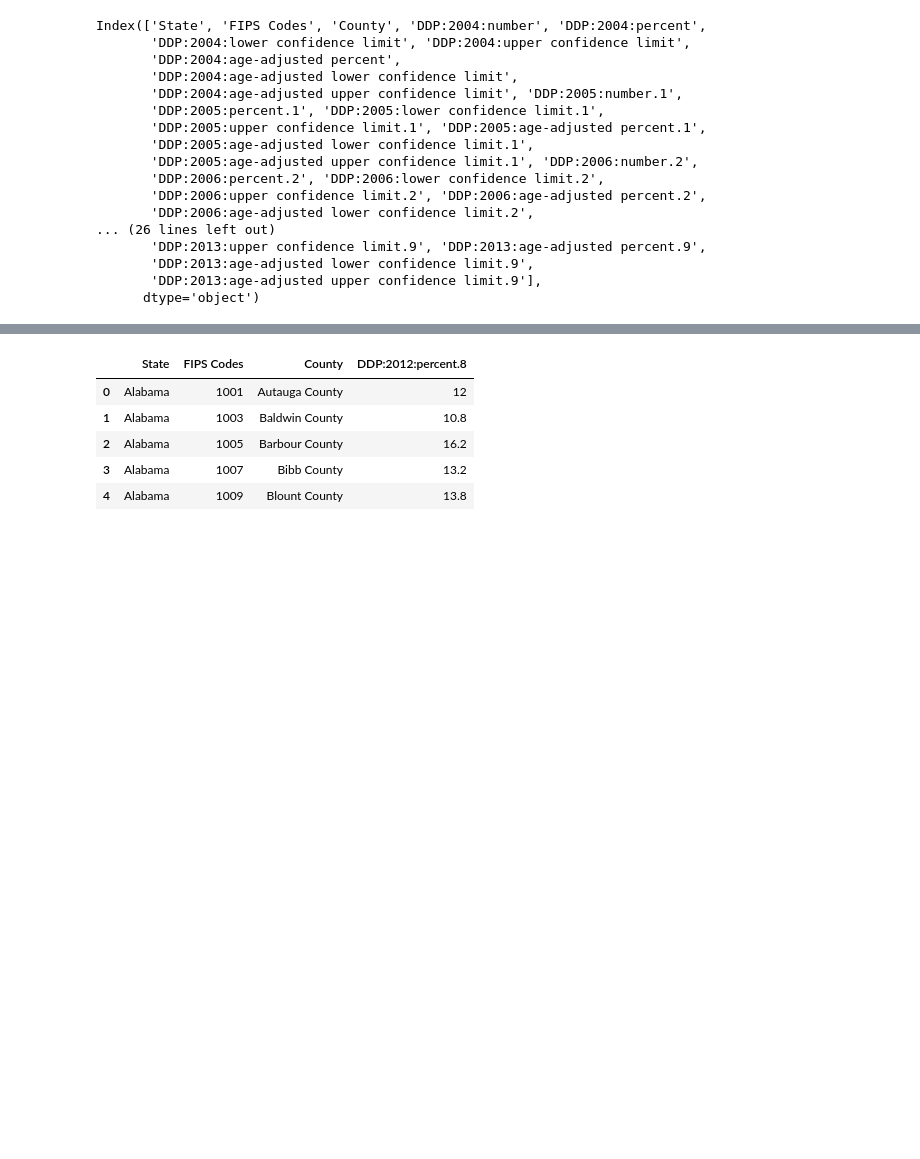
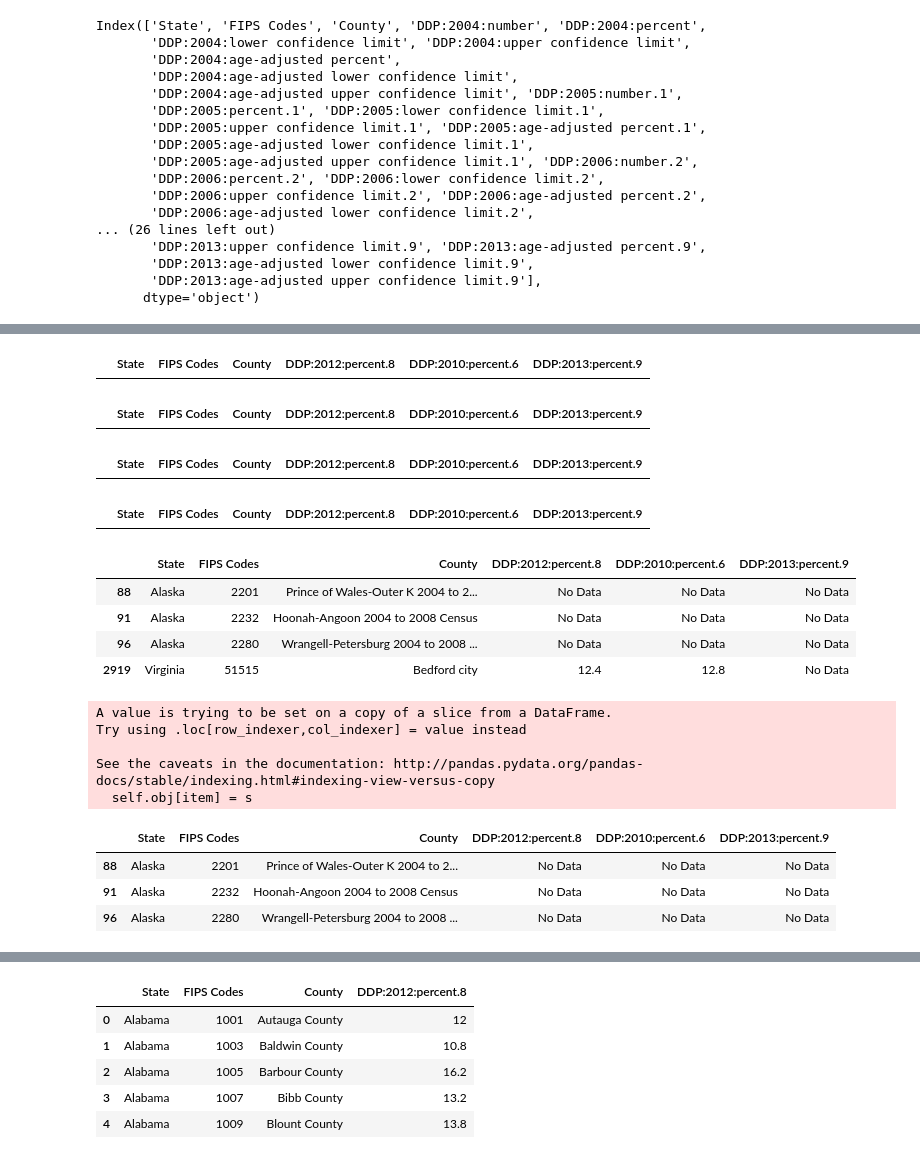
Before and after one commit to lbordz/diabetes-rates-prediction, a Jupyter notebook: data_cleaning/A-Obtaining_Data-1-Diabetes_data.ipynb, the cells around one changed output, grey strips where cells are left out. Cells and saved outputs as stored; diff of their text form; code cells hidden in the pictures; blank space fills up the shorter version.

```diff
--- a/data_cleaning/A-Obtaining_Data-1-Diabetes_data.ipynb
+++ b/data_cleaning/A-Obtaining_Data-1-Diabetes_data.ipynb
@@ -130,0 +121,2 @@ Index(['State', 'FIPS Codes', 'County', 'DDP:2004:number', 'DDP:2004:percent',
+# %%
+second_pass = Diabetes_data[["State", "FIPS Codes", "County", "DDP:2012:percent.8", "DDP:2010:percent.6", "DDP:2013:percent.9" ]]
@@ -130,0 +137,39 @@ Index(['State', 'FIPS Codes', 'County', 'DDP:2004:number', 'DDP:2004:percent',
+# %%
+second_pass[second_pass["State"].isnull()]
+# %% [output]
+|  | State | FIPS Codes | County | DDP:2012:percent.8 | DDP:2010:percent.6 | DDP:2013:percent.9 |
+# %%
+second_pass[second_pass["FIPS Codes"].isnull()]
+# %% [output]
+|  | State | FIPS Codes | County | DDP:2012:percent.8 | DDP:2010:percent.6 | DDP:2013:percent.9 |
+# %%
+second_pass[second_pass["DDP:2010:percent.6"].isnull()]
+# %% [output]
+|  | State | FIPS Codes | County | DDP:2012:percent.8 | DDP:2010:percent.6 | DDP:2013:percent.9 |
+# %%
+second_pass[second_pass["DDP:2012:percent.8"].isnull()]
+# %% [output]
+|  | State | FIPS Codes | County | DDP:2012:percent.8 | DDP:2010:percent.6 | DDP:2013:percent.9 |
+# %%
+second_pass[second_pass[second_pass.applymap(np.isreal)]['DDP:2013:percent.9'].isnull()]
+# %% [output]
+|  | State | FIPS Codes | County | DDP:2012:percent.8 | DDP:2010:percent.6 | DDP:2013:percent.9 |
+| 88 | Alaska | 2201 | Prince of Wales-Outer K 2004 to 2... | No Data | No Data | No Data |
+| 91 | Alaska | 2232 | Hoonah-Angoon 2004 to 2008 Census | No Data | No Data | No Data |
+| 96 | Alaska | 2280 | Wrangell-Petersburg 2004 to 2008 ... | No Data | No Data | No Data |
+| 2919 | Virginia | 51515 | Bedford city | 12.4 | 12.8 | No Data |
+# %%
+second_pass.loc[2919, 'DDP:2013:percent.9'] = Diabetes_data.iloc[2919]['DDP:2012:percent.8']
+# %% [output]
+A value is trying to be set on a copy of a slice from a DataFrame.
+Try using .loc[row_indexer,col_indexer] = value instead
+
+See the caveats in the documentation: http://pandas.pydata.org/pandas-docs/stable/indexing.html#indexing-view-versus-copy
+  self.obj[item] = s
+# %%
+second_pass[second_pass[second_pass.applymap(np.isreal)]['DDP:2013:percent.9'].isnull()]
+# %% [output]
+|  | State | FIPS Codes | County | DDP:2012:percent.8 | DDP:2010:percent.6 | DDP:2013:percent.9 |
+| 88 | Alaska | 2201 | Prince of Wales-Outer K 2004 to 2... | No Data | No Data | No Data |
+| 91 | Alaska | 2232 | Hoonah-Angoon 2004 to 2008 Census | No Data | No Data | No Data |
+| 96 | Alaska | 2280 | Wrangell-Petersburg 2004 to 2008 ... | No Data | No Data | No Data |
```
Also changed, not shown: parts of 11 cells of this notebook, 4 other files.
